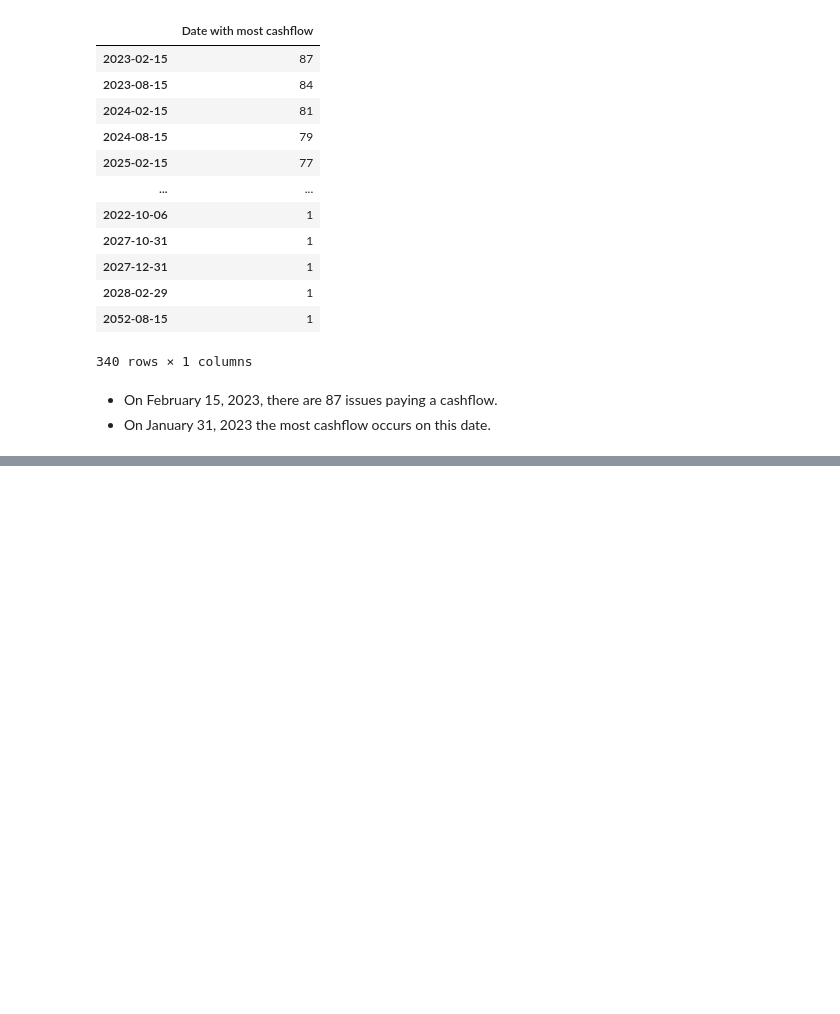
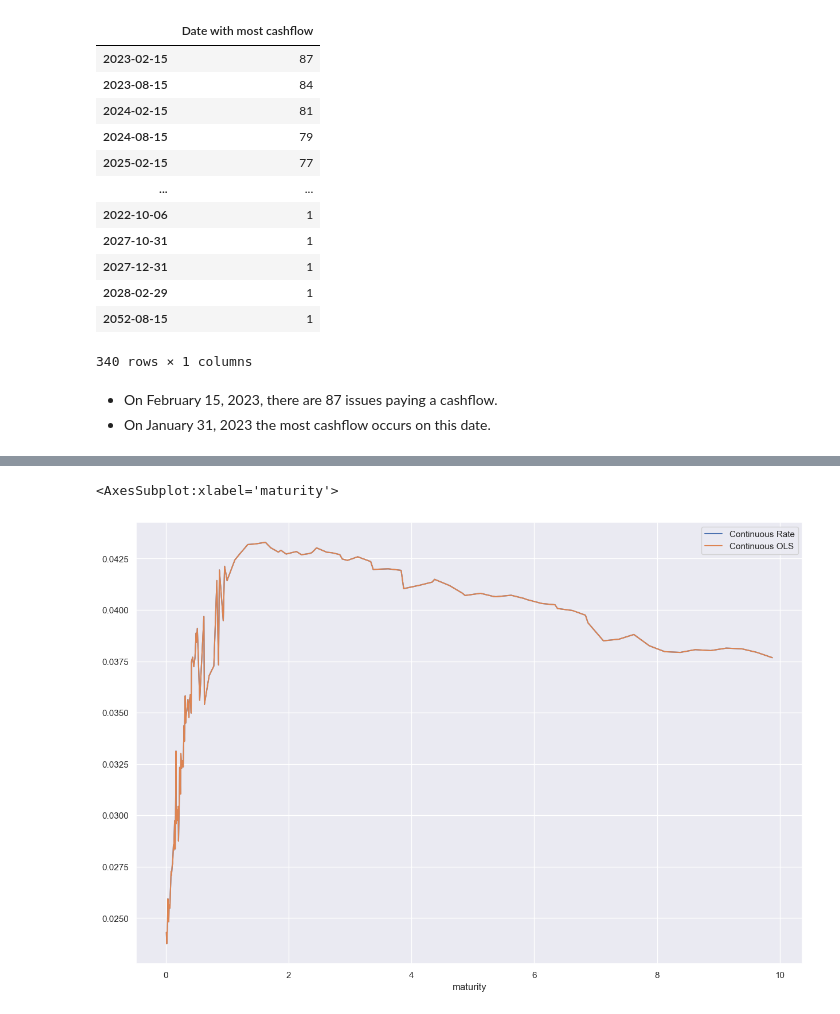
Before and after one commit to dcstein22/Fixed_Income, a Jupyter notebook: hw_1.ipynb, the cells around one changed output, grey strips where cells are left out. Saved outputs shown, nothing was run; the diff lists cells and outputs as text; code cells hidden in the pictures; blank space fills up the shorter version.

```diff
--- a/hw_1.ipynb
+++ b/hw_1.ipynb
@@ -255,0 +341,6 @@ display(Cf)
+# %%
+continous_rates = pd.merge(boot_df['Continuous Rate'], disc_ols['Continuous OLS'], right_index= True, left_index = True)
+continous_rates.plot()
+# %% [output]
+<AxesSubplot:xlabel='maturity'>
+[figure, added]
```
Also changed, not shown: parts of 14 cells of this notebook, 1 other file.
